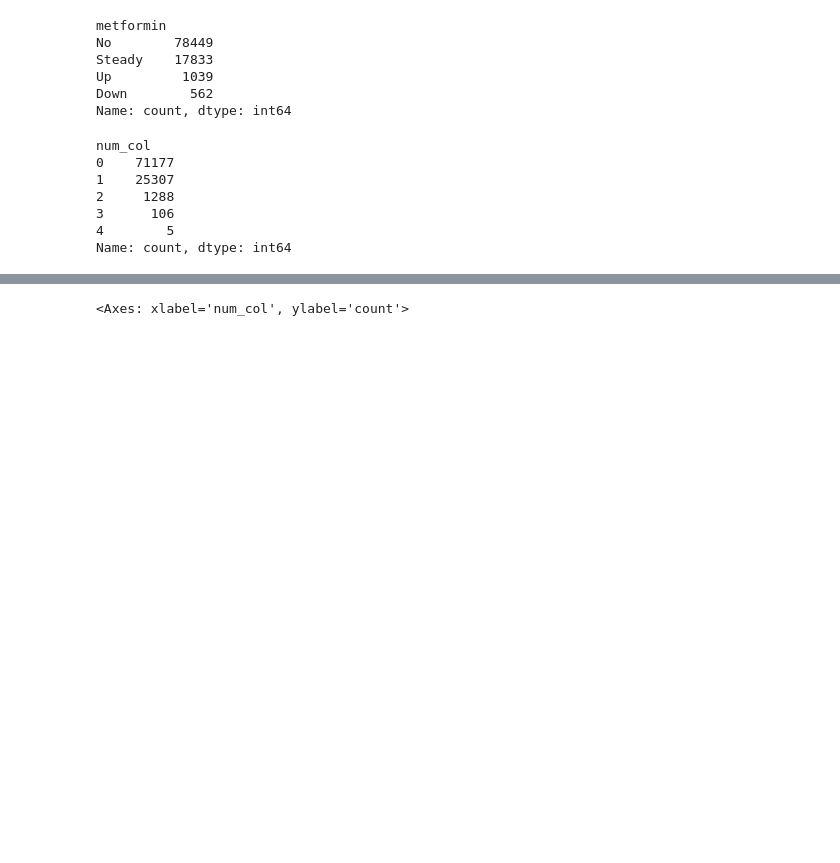
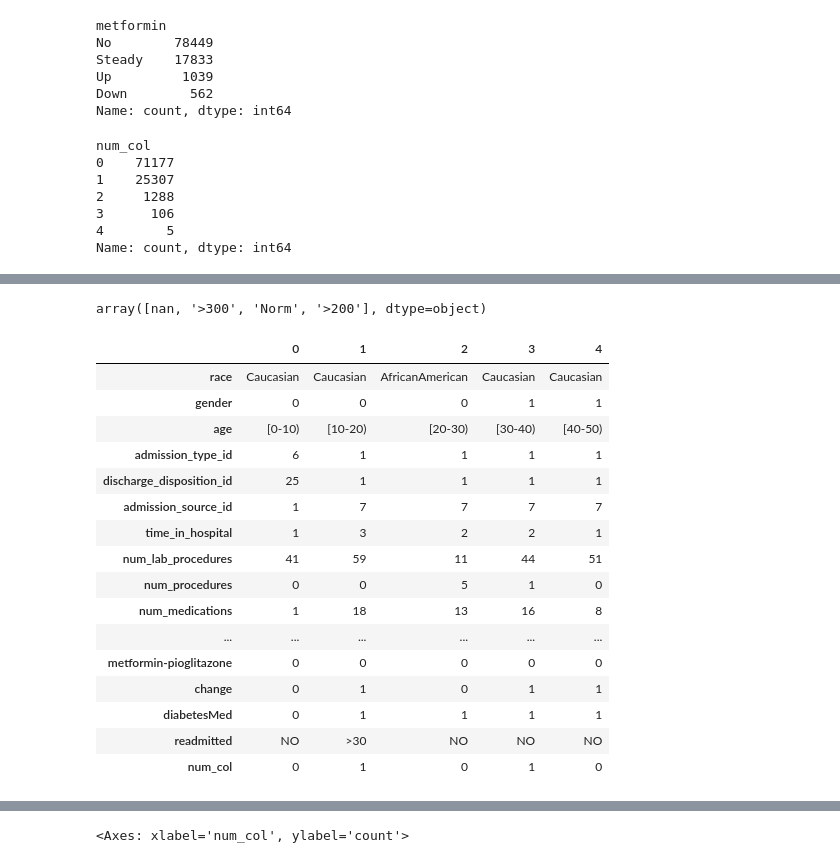
Before and after one commit to vaishnavikokadwar16/Personal_Projects, a Jupyter notebook: Patient Readmission/patient_readmission_analysis.ipynb, the cells around one changed output, grey strips where cells are left out. Saved outputs shown, nothing was run; the diff lists cells and outputs as text; code cells hidden in the pictures; blank space fills up the shorter version.

```diff
--- a/Patient Readmission/patient_readmission_analysis.ipynb
+++ b/Patient Readmission/patient_readmission_analysis.ipynb
@@ -171,0 +170,30 @@ array([0, 1])
+# %%
+df['A1Cresult'].unique()
+df['max_glu_serum'].unique()
+# %% [output]
+array([nan, '>300', 'Norm', '>200'], dtype=object)
+# %%
+df.replace({
+    'A1Cresult':{'>7':1,'>8':1,'Norm':0,np.NaN:-99},
+    'max_glu_serum':{np.NaN:-99,'Norm':0,'>300':1,'>200':1}
+},inplace=True)
+
+df.head(5).T
+# %% [output]
+|  | 0 | 1 | 2 | 3 | 4 |
+| race | Caucasian | Caucasian | AfricanAmerican | Caucasian | Caucasian |
+| gender | 0 | 0 | 0 | 1 | 1 |
+| age | [0-10) | [10-20) | [20-30) | [30-40) | [40-50) |
+| admission_type_id | 6 | 1 | 1 | 1 | 1 |
+| discharge_disposition_id | 25 | 1 | 1 | 1 | 1 |
+| admission_source_id | 1 | 7 | 7 | 7 | 7 |
+| time_in_hospital | 1 | 3 | 2 | 2 | 1 |
+| num_lab_procedures | 41 | 59 | 11 | 44 | 51 |
+| num_procedures | 0 | 0 | 5 | 1 | 0 |
+| num_medications | 1 | 18 | 13 | 16 | 8 |
+| ... | ... | ... | ... | ... | ... |
+| metformin-pioglitazone | 0 | 0 | 0 | 0 | 0 |
+| change | 0 | 1 | 0 | 1 | 1 |
+| diabetesMed | 0 | 1 | 1 | 1 | 1 |
+| readmitted | NO | >30 | NO | NO | NO |
+| num_col | 0 | 1 | 0 | 1 | 0 |
```
Also changed, not shown: parts of 2 cells of this notebook.
